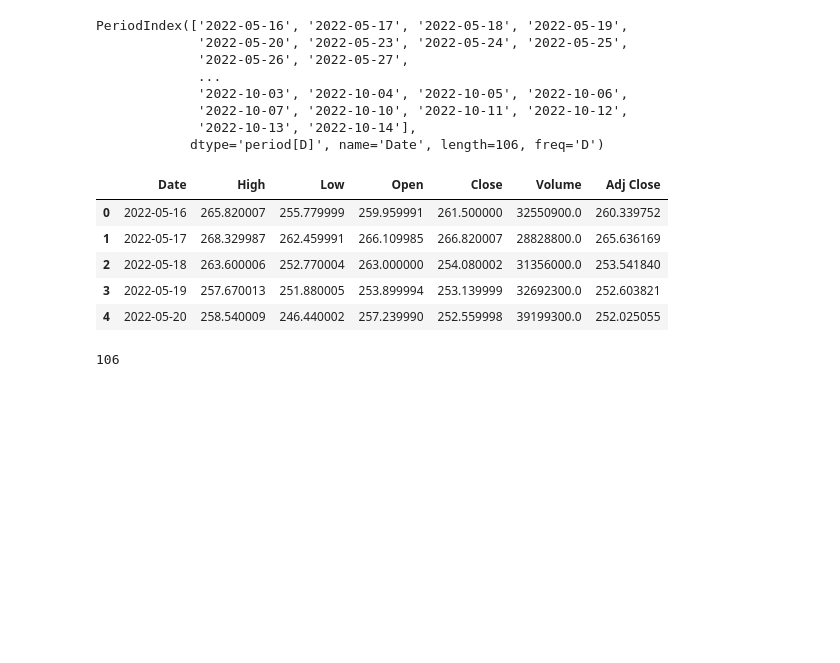
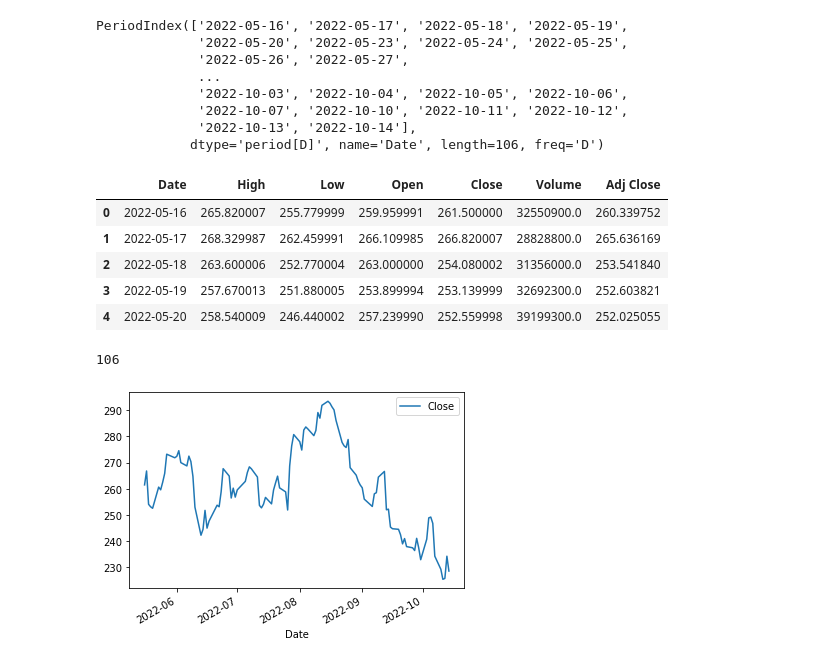
Before and after one commit to Yakushev2022/Time-series, a Jupyter notebook: Models/ARIMA/stock_ARIMA.ipynb, the cells around one changed output. Cells and saved outputs as stored; diff of their text form; code cells hidden in the pictures; blank space fills up the shorter version.

```diff
--- a/Models/ARIMA/stock_ARIMA.ipynb
+++ b/Models/ARIMA/stock_ARIMA.ipynb
@@ -51,0 +54,6 @@ len(stocks.Date)
+# %%
+stocks_Close = stocks[['Date', 'Close']]
+stocks_Close.plot(x='Date', y='Close')
+plt.show()
+# %% [output]
+[figure, added]
```
Also changed, not shown: parts of 2 cells of this notebook.
